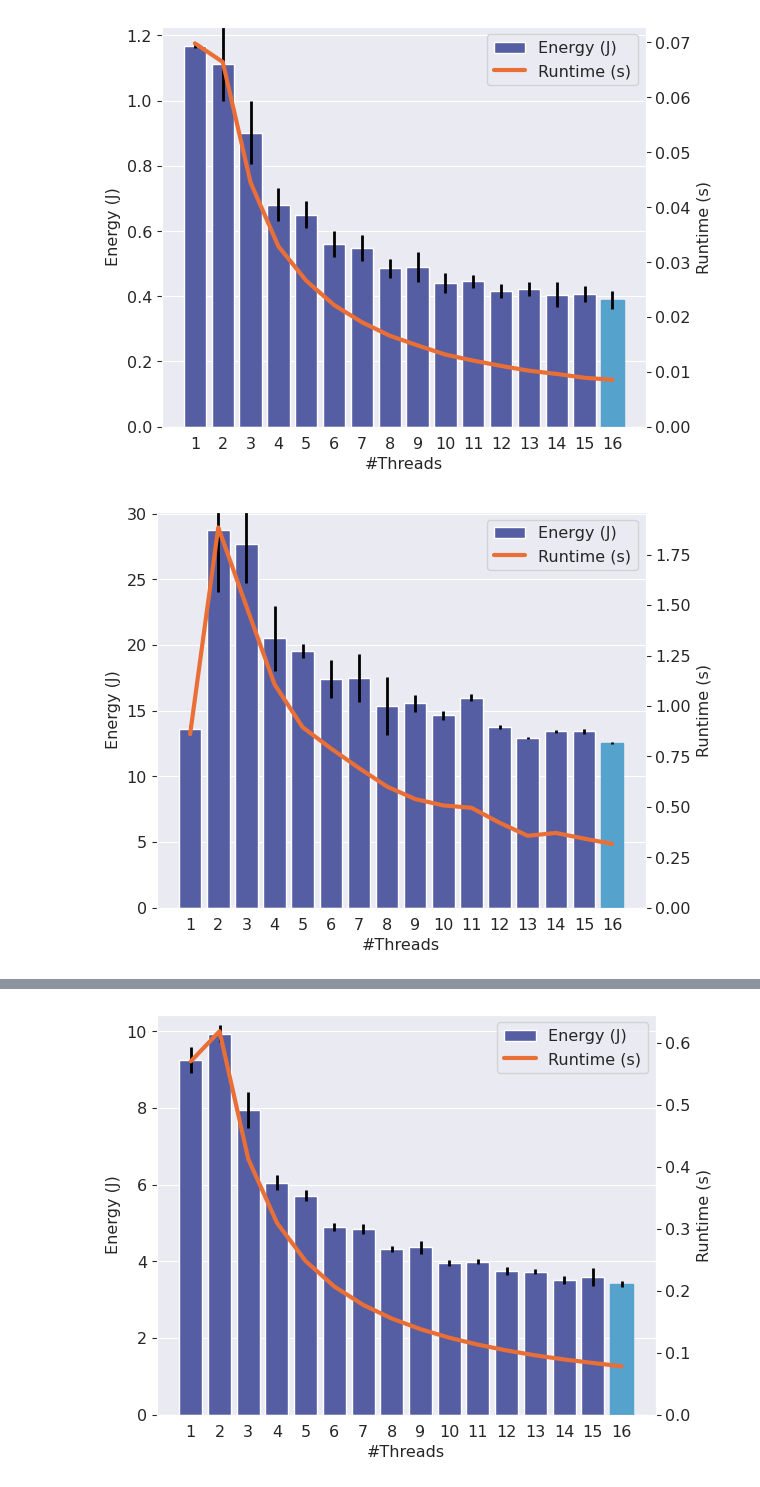
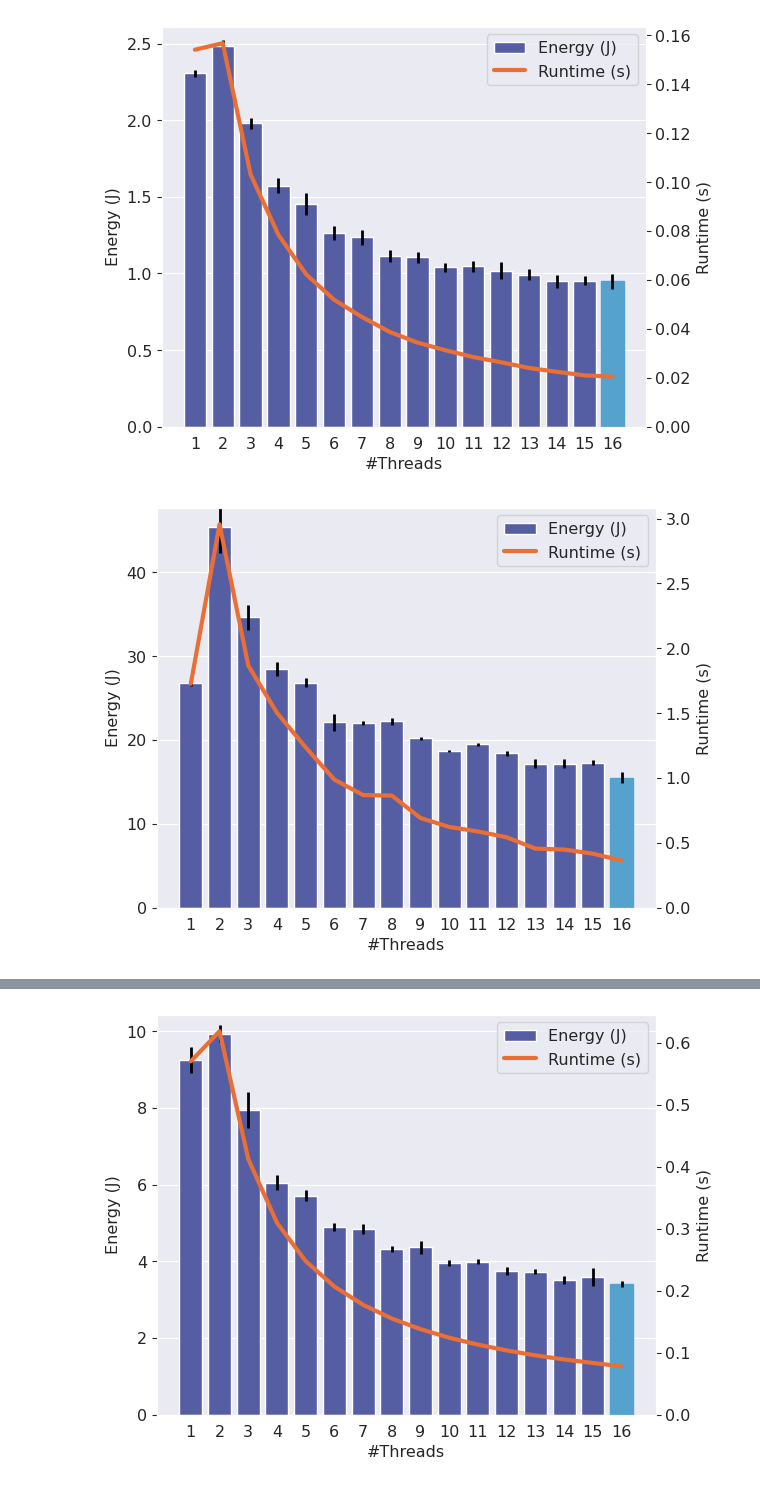
Before and after one commit to JordyAaldering/mtdynamic, a Jupyter notebook: sac_best.ipynb, the cells around one changed output, grey strips where cells are left out. Saved outputs shown, nothing was run; the diff lists cells and outputs as text; code cells hidden in the pictures.

```diff
--- a/sac_best.ipynb
+++ b/sac_best.ipynb
@@ -14,7 +10,7 @@ pal_energy      = pal[1]
 pal_energy_best = pal[0]
 pal_runtime     = pal[5]
 
-def twin_plot(df, title):
+def twin_plot(df):
     fig = plt.figure()
 
     x = list(range(0, len(df)))
@@ -38,24 +34,25 @@ def twin_plot(df, title):
             bar.set_color(pal_energy_best)
             break
 
-    #ax.set_title(title)
     ax.set_xlabel('#Threads')
     ax.set_ylabel('Energy (J)')
     axt.set_ylabel('Runtime (s)')
 
     fig.tight_layout()
 # %%
-twin_plot(df_matmul[df_matmul['size'] == 500], '500x500 matrix multiplication')
+df = pd.read_csv('data/sac_find_best_matmul.csv')
+
+twin_plot(df[df['size'] == 500])
 plt.savefig('images/matmul_500.png')
 plt.show()
 
-twin_plot(df_matmul[df_matmul['size'] == 1000], '1000x1000 matrix multiplication')
+twin_plot(df[df['size'] == 1000])
 plt.savefig('images/matmul_1000.png')
 plt.show()
 
-twin_plot(df_matmul[df_matmul['size'] == 1500], '1500x1500 matrix multiplication')
+twin_plot(df[df['size'] == 1500])
 plt.savefig('images/matmul_1500.png')
 plt.show()
 # %% [output]
-[figure, old version]
+[figure, new version]
-[figure, old version]
+[figure, new version]
```
Also changed, not shown: parts of 4 cells of this notebook, 5 other files.
